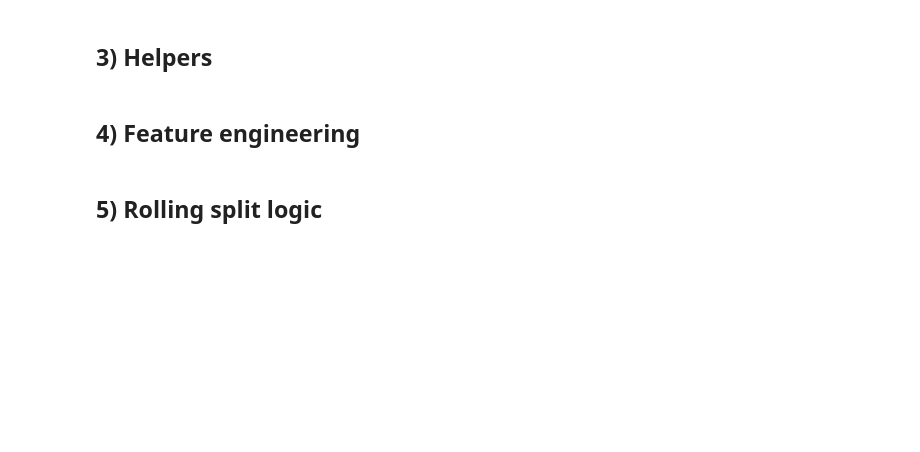
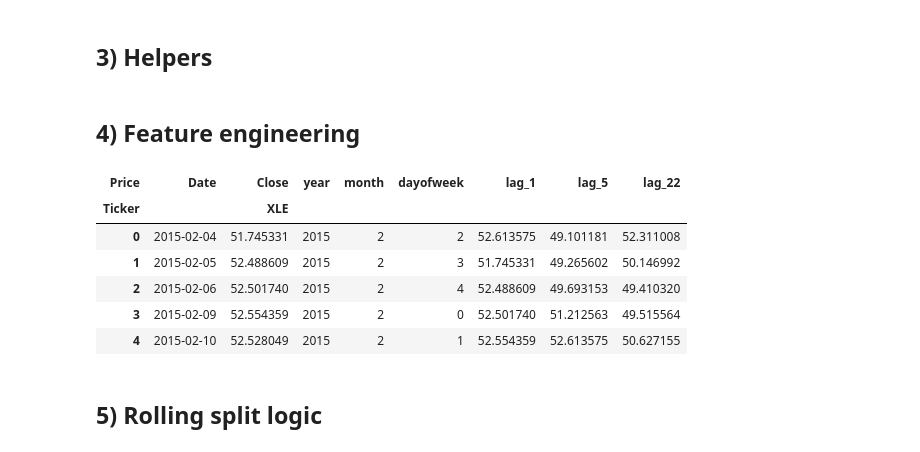
Before and after one commit to matteodimauro/electricity-futures-forecasting, a Jupyter notebook: notebooks/02_backtesting.ipynb, the cells around one changed output. Saved outputs shown, nothing was run; the diff lists cells and outputs as text; code cells hidden in the pictures; blank space fills up the shorter version.

```diff
--- a/notebooks/02_backtesting.ipynb
+++ b/notebooks/02_backtesting.ipynb
@@ -69,10 +78,20 @@ def mape(y_true, y_pred):
 # %%
 df_feat = add_time_features(df, "Date")
 df_feat = make_lags(df_feat, "Close", lags=(1,5,22))
 df_feat = df_feat.dropna().reset_index(drop=True)
 
-feature_cols = [c for c in df_feat.columns if c.startswith("lag_")] + ["month","dayofweek","year"]
+# Fix for multi-index columns
+feature_cols = [c for c in df_feat.columns if isinstance(c, tuple) and c[0].startswith("lag_")] + \
+			   [c for c in df_feat.columns if c[0] in ["month", "dayofweek", "year"]]
 df_feat.head()
+# %% [output]
+| Price | Date | Close | year | month | dayofweek | lag_1 | lag_5 | lag_22 |
+| Ticker |  | XLE |  |  |  |  |  |  |
+| 0 | 2015-02-04 | 51.745331 | 2015 | 2 | 2 | 52.613575 | 49.101181 | 52.311008 |
+| 1 | 2015-02-05 | 52.488609 | 2015 | 2 | 3 | 51.745331 | 49.265602 | 50.146992 |
+| 2 | 2015-02-06 | 52.501740 | 2015 | 2 | 4 | 52.488609 | 49.693153 | 49.410320 |
+| 3 | 2015-02-09 | 52.554359 | 2015 | 2 | 0 | 52.501740 | 51.212563 | 49.515564 |
+| 4 | 2015-02-10 | 52.528049 | 2015 | 2 | 1 | 52.554359 | 52.613575 | 50.627155 |
 # %% [markdown]
 ## 5) Rolling split logic
 # %%
```
Also changed, not shown: parts of 9 cells of this notebook, 2 other files.
